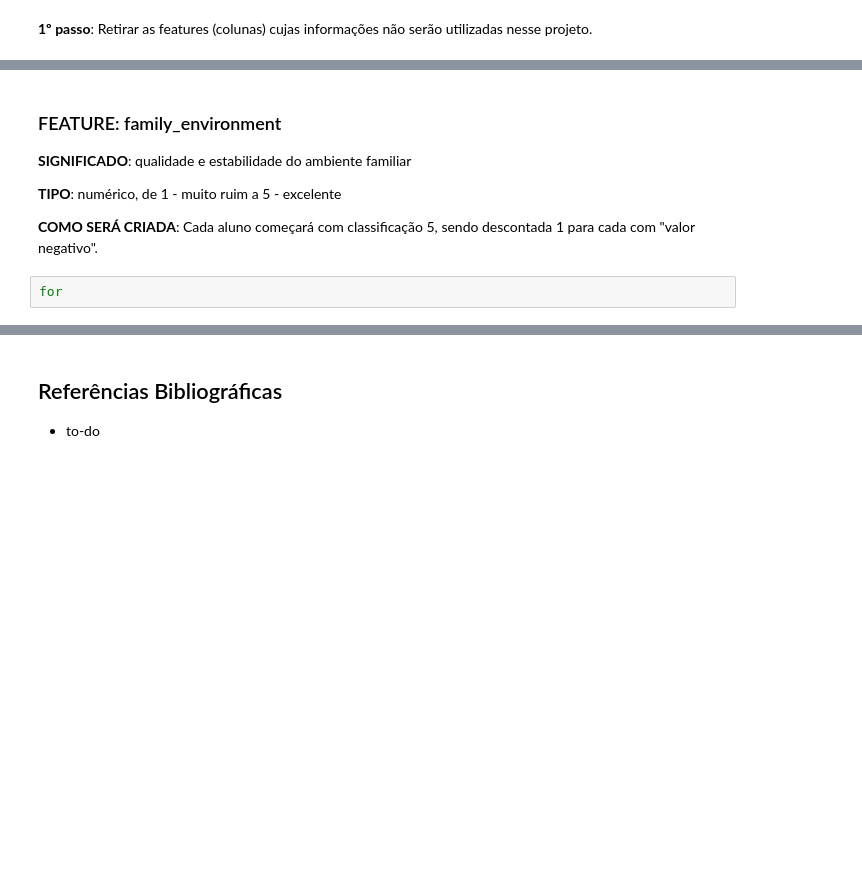
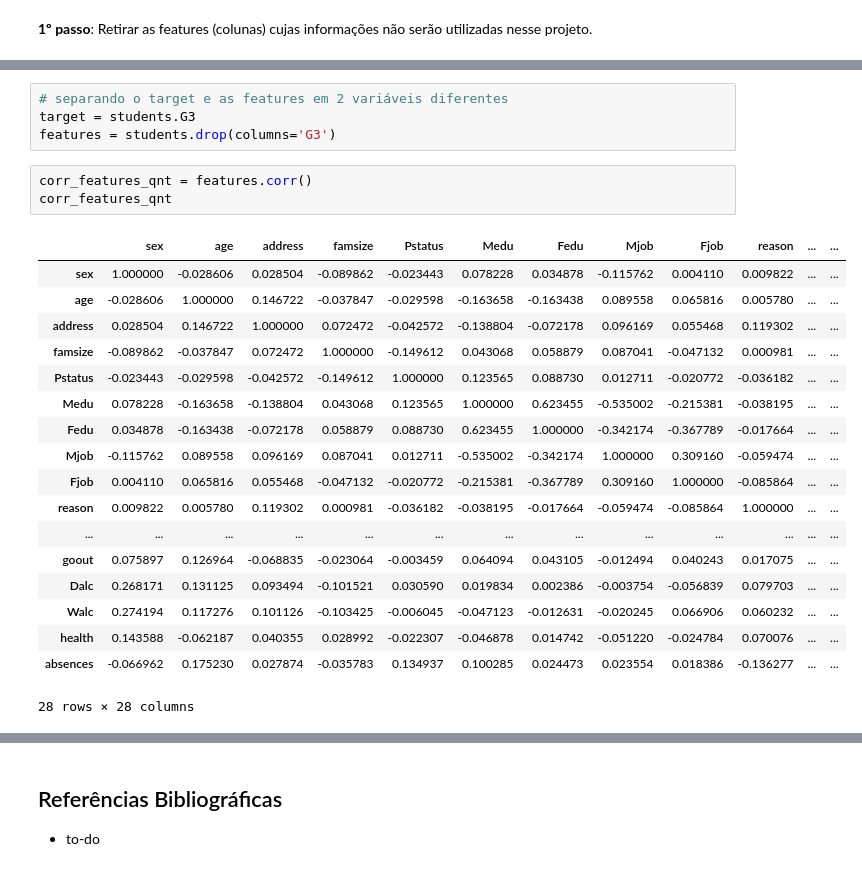
Before and after one commit to G3mha/why-students-fail-school, a Jupyter notebook: Project2.ipynb, the cells around one changed output, grey strips where cells are left out. Cells and saved outputs as stored; diff of their text form; blank space fills up the shorter version.

```diff
--- a/Project2.ipynb
+++ b/Project2.ipynb
@@ -108,10 +115,26 @@ Lista de features que serão unidas:
-# %% [markdown]
-### FEATURE: family_environment
-
-**SIGNIFICADO**: qualidade e estabilidade do ambiente familiar
-
-**TIPO**: numérico, de 1 - muito ruim a 5 - excelente
-
-**COMO SERÁ CRIADA**: Cada aluno começará com classificação 5, sendo descontada 1 para cada com "valor negativo".
-# %%
-for
+# %%
+# separando o target e as features em 2 variáveis diferentes
+target = students.G3
+features = students.drop(columns='G3')
+# %%
+corr_features_qnt = features.corr()
+corr_features_qnt
+# %% [output]
+|  | sex | age | address | famsize | Pstatus | Medu | Fedu | Mjob | Fjob | reason | ... | ... |
+| sex | 1.000000 | -0.028606 | 0.028504 | -0.089862 | -0.023443 | 0.078228 | 0.034878 | -0.115762 | 0.004110 | 0.009822 | ... | ... |
+| age | -0.028606 | 1.000000 | 0.146722 | -0.037847 | -0.029598 | -0.163658 | -0.163438 | 0.089558 | 0.065816 | 0.005780 | ... | ... |
+| address | 0.028504 | 0.146722 | 1.000000 | 0.072472 | -0.042572 | -0.138804 | -0.072178 | 0.096169 | 0.055468 | 0.119302 | ... | ... |
+| famsize | -0.089862 | -0.037847 | 0.072472 | 1.000000 | -0.149612 | 0.043068 | 0.058879 | 0.087041 | -0.047132 | 0.000981 | ... | ... |
+| Pstatus | -0.023443 | -0.029598 | -0.042572 | -0.149612 | 1.000000 | 0.123565 | 0.088730 | 0.012711 | -0.020772 | -0.036182 | ... | ... |
+| Medu | 0.078228 | -0.163658 | -0.138804 | 0.043068 | 0.123565 | 1.000000 | 0.623455 | -0.535002 | -0.215381 | -0.038195 | ... | ... |
+| Fedu | 0.034878 | -0.163438 | -0.072178 | 0.058879 | 0.088730 | 0.623455 | 1.000000 | -0.342174 | -0.367789 | -0.017664 | ... | ... |
+| Mjob | -0.115762 | 0.089558 | 0.096169 | 0.087041 | 0.012711 | -0.535002 | -0.342174 | 1.000000 | 0.309160 | -0.059474 | ... | ... |
+| Fjob | 0.004110 | 0.065816 | 0.055468 | -0.047132 | -0.020772 | -0.215381 | -0.367789 | 0.309160 | 1.000000 | -0.085864 | ... | ... |
+| reason | 0.009822 | 0.005780 | 0.119302 | 0.000981 | -0.036182 | -0.038195 | -0.017664 | -0.059474 | -0.085864 | 1.000000 | ... | ... |
+| ... | ... | ... | ... | ... | ... | ... | ... | ... | ... | ... | ... | ... |
+| goout | 0.075897 | 0.126964 | -0.068835 | -0.023064 | -0.003459 | 0.064094 | 0.043105 | -0.012494 | 0.040243 | 0.017075 | ... | ... |
+| Dalc | 0.268171 | 0.131125 | 0.093494 | -0.101521 | 0.030590 | 0.019834 | 0.002386 | -0.003754 | -0.056839 | 0.079703 | ... | ... |
+| Walc | 0.274194 | 0.117276 | 0.101126 | -0.103425 | -0.006045 | -0.047123 | -0.012631 | -0.020245 | 0.066906 | 0.060232 | ... | ... |
+| health | 0.143588 | -0.062187 | 0.040355 | 0.028992 | -0.022307 | -0.046878 | 0.014742 | -0.051220 | -0.024784 | 0.070076 | ... | ... |
+| absences | -0.066962 | 0.175230 | 0.027874 | -0.035783 | 0.134937 | 0.100285 | 0.024473 | 0.023554 | 0.018386 | -0.136277 | ... | ... |
+28 rows × 28 columns
```
Also changed, not shown: parts of 12 cells of this notebook, 1 other file.
